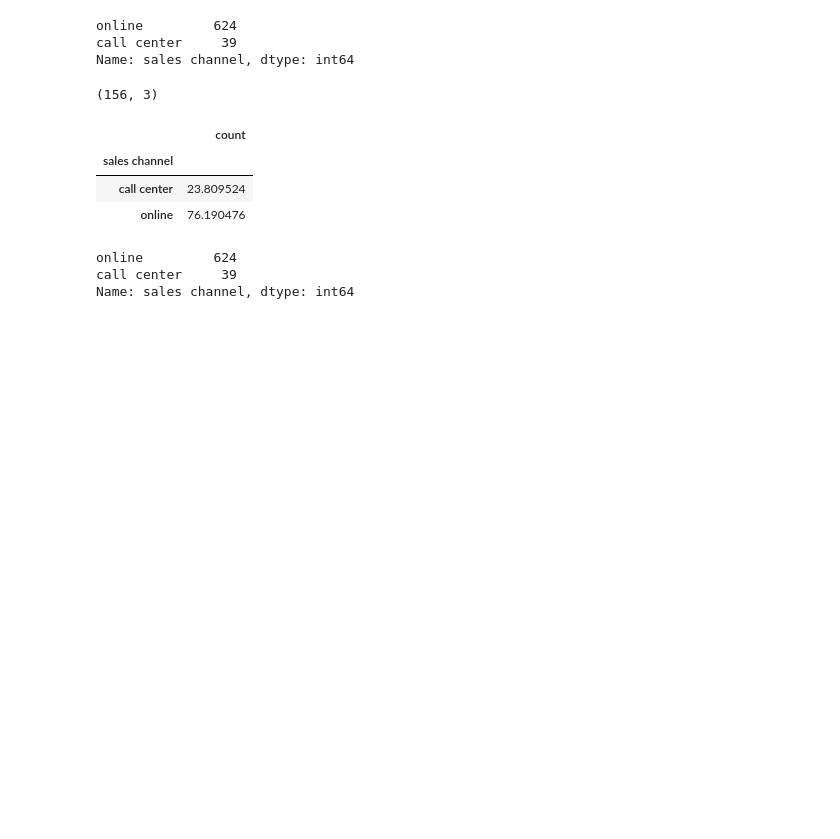
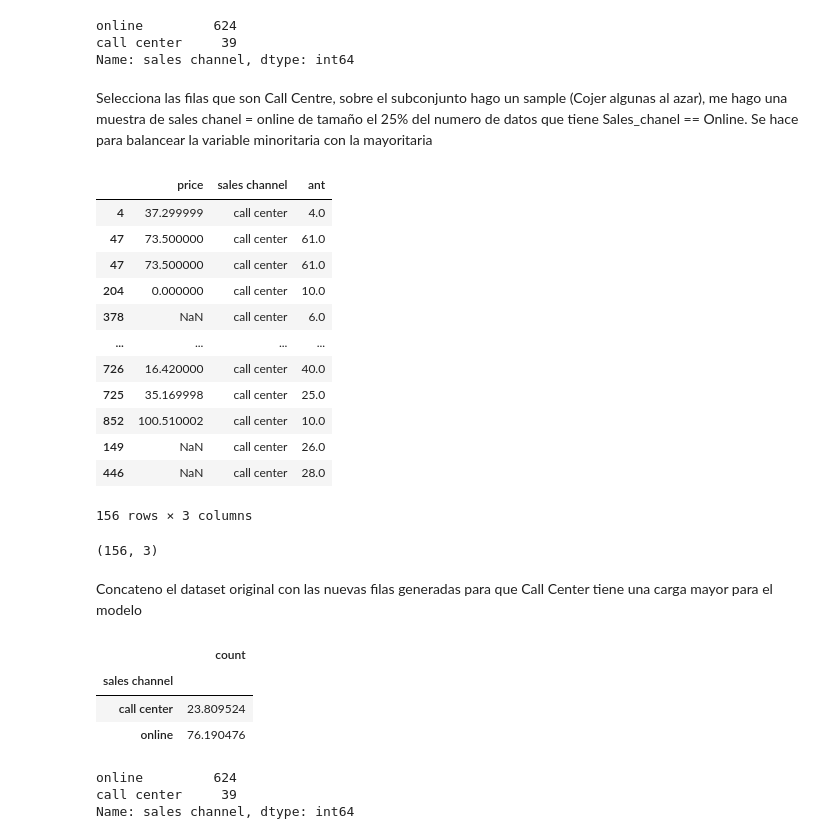
Before and after one commit to frosill/EDEM_22_23, a Jupyter notebook: 02_ANALISIS_Y_APRENDIZAJE_AUTOMATICO/Machine Learning/Data Preprocessing/Notebooks/1. oversampling.ipynb, the cells around one changed output. Saved outputs shown, nothing was run; the diff lists cells and outputs as text; code cells hidden in the pictures; blank space fills up the shorter version.

```diff
--- a/02_ANALISIS_Y_APRENDIZAJE_AUTOMATICO/Machine Learning/Data Preprocessing/Notebooks/1. oversampling.ipynb
+++ b/02_ANALISIS_Y_APRENDIZAJE_AUTOMATICO/Machine Learning/Data Preprocessing/Notebooks/1. oversampling.ipynb
@@ -71,7 +81,36 @@ oversampling_rows = dat[dat['sales channel'] == 'call center'].sample(int(0.25*d
+# %% [markdown]
+Selecciona las filas que son Call Centre, sobre el subconjunto hago un sample (Cojer algunas al azar), me hago una muestra de sales chanel = online de tamaño el 25% del numero de datos que tiene
+Sales_chanel == Online. Se hace para balancear la variable minoritaria con la mayoritaria
+# %%
+# Selecciona las filas que son Call Centre, sobre el subconjunto hago un sample (Cojer algunas al azar), me hago una muestra de sales chanel = online de tamaño el 25% del numero de datos que tiene
+# Sales_chanel == Online. Se hace para balancear la variable minoritaria con la mayoritaria
+
+oversampling_rows = dat[dat['sales channel'] == 'call center'].sample(int(0.25*dat[dat['sales channel'] == 'online'].shape[0]),
+                                                                      replace = True, # Puede elegir la misma fila varias veces
+                                                                      random_state = 0, # Inicializa la semilla
+                                                                      axis = 0)
+
+oversampling_rows
+# %% [output]
+|  | price | sales channel | ant |
+| 4 | 37.299999 | call center | 4.0 |
+| 47 | 73.500000 | call center | 61.0 |
+| 47 | 73.500000 | call center | 61.0 |
+| 204 | 0.000000 | call center | 10.0 |
+| 378 | NaN | call center | 6.0 |
+| ... | ... | ... | ... |
+| 726 | 16.420000 | call center | 40.0 |
+| 725 | 35.169998 | call center | 25.0 |
+| 852 | 100.510002 | call center | 10.0 |
+| 149 | NaN | call center | 26.0 |
+| 446 | NaN | call center | 28.0 |
+156 rows × 3 columns
 # %%
 oversampling_rows.shape
 # %% [output]
 (156, 3)
+# %% [markdown]
+Concateno el dataset original con las nuevas filas generadas para que Call Center tiene una carga mayor para el modelo
 # %%
 dat_duplicates = pd.concat([dat, oversampling_rows])
 100*dat_duplicates.groupby(['sales channel'])['sales channel'].agg(['count'])/dat_duplicates.shape[0]
```
Also changed, not shown: parts of 9 cells of this notebook.
